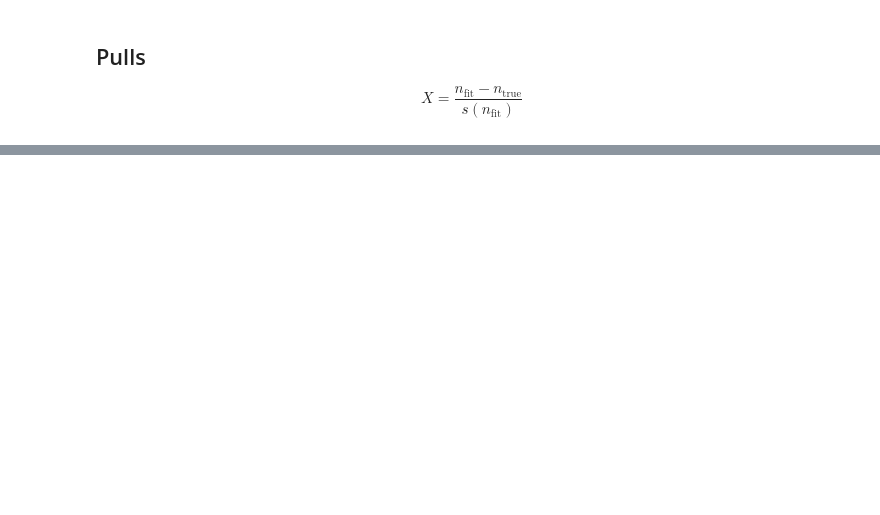
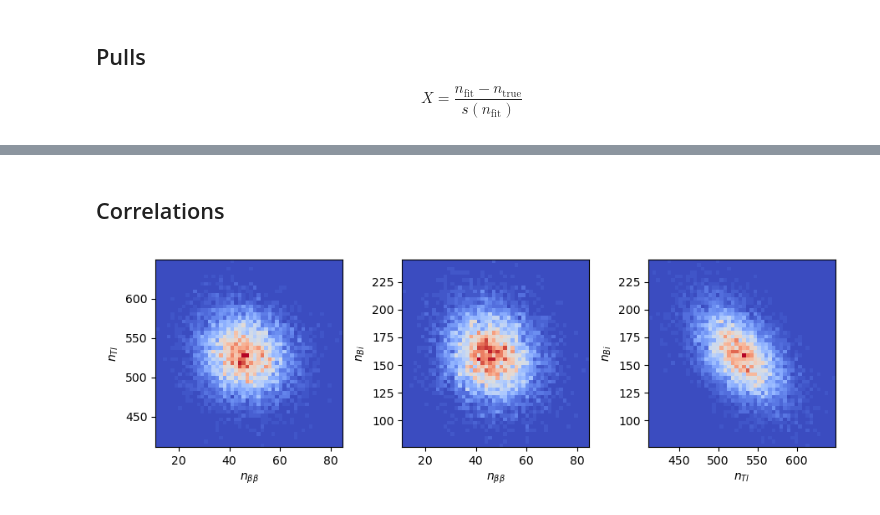
Before and after one commit to gondiaz/NEXT100-0nubb-analysis, a Jupyter notebook: analysis/fits.ipynb, the cells around one changed output, grey strips where cells are left out. Cells and saved outputs as stored; diff of their text form; code cells hidden in the pictures; blank space fills up the shorter version.

```diff
--- a/analysis/fits.ipynb
+++ b/analysis/fits.ipynb
@@ -271,0 +288,23 @@ plt.tight_layout();
+# %% [markdown]
+## Correlations
+# %%
+plt.figure(figsize=[9, 3])
+
+plt.subplot(131)
+plt.hist2d(df.nbb, df.nTl, bins=50, cmap="coolwarm")
+plt.xlabel(r"$n_{\beta\beta}$")
+plt.ylabel(r"$n_{Tl}$")
+
+plt.subplot(132)
+plt.hist2d(df.nbb, df.nBi, bins=50, cmap="coolwarm")
+plt.xlabel(r"$n_{\beta\beta}$")
+plt.ylabel(r"$n_{Bi}$")
+
+plt.subplot(133)
+plt.hist2d(df.nTl, df.nBi, bins=50, cmap="coolwarm")
+plt.xlabel(r"$n_{Tl}$")
+plt.ylabel(r"$n_{Bi}$")
+
+plt.tight_layout();
+# %% [output]
+[figure, added]
```
Also changed, not shown: parts of 14 cells of this notebook, 3 other files.
